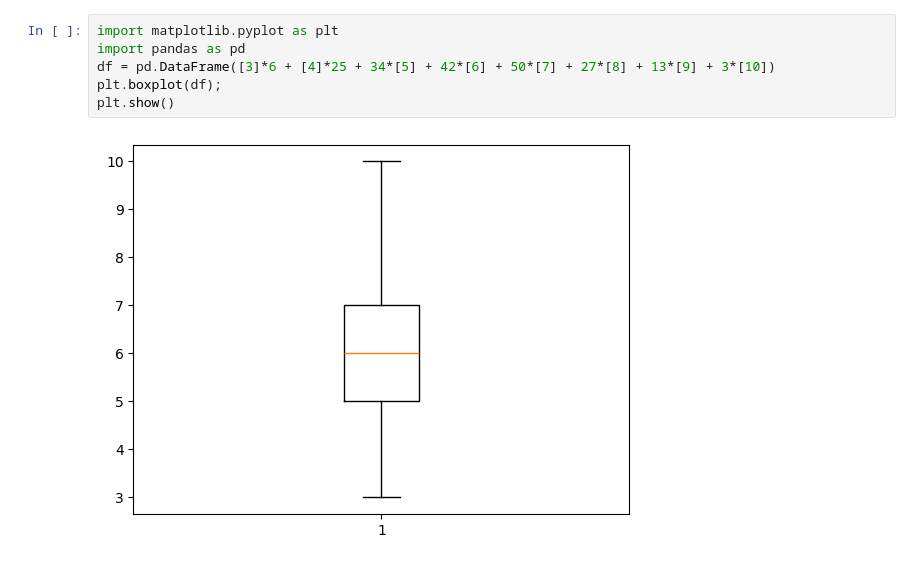
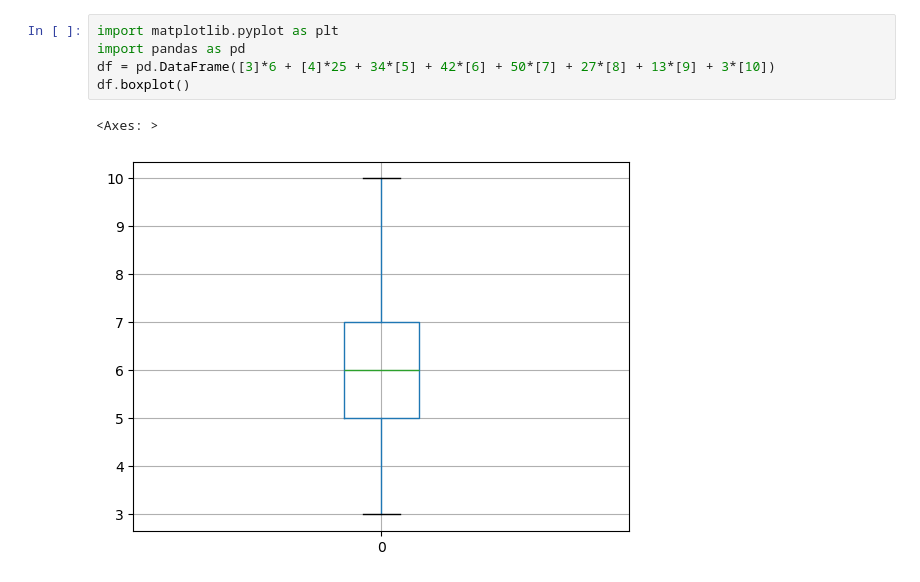
Before and after one commit to PaulaAlessio/estadistica, a Jupyter notebook: box_and_whiskers.ipynb, the cells around one changed output. Cells and saved outputs as stored; diff of their text form.

```diff
--- a/box_and_whiskers.ipynb
+++ b/box_and_whiskers.ipynb
@@ -1,8 +1,8 @@
 # %%
 import matplotlib.pyplot as plt
 import pandas as pd
 df = pd.DataFrame([3]*6 + [4]*25 + 34*[5] + 42*[6] + 50*[7] + 27*[8] + 13*[9] + 3*[10])
-plt.boxplot(df);
-plt.show()
+df.boxplot()
 # %% [output]
+<Axes: >
-[figure, old version]
+[figure, new version]
```
Also changed, not shown: parts of 6 cells of this notebook, 1 other file.
